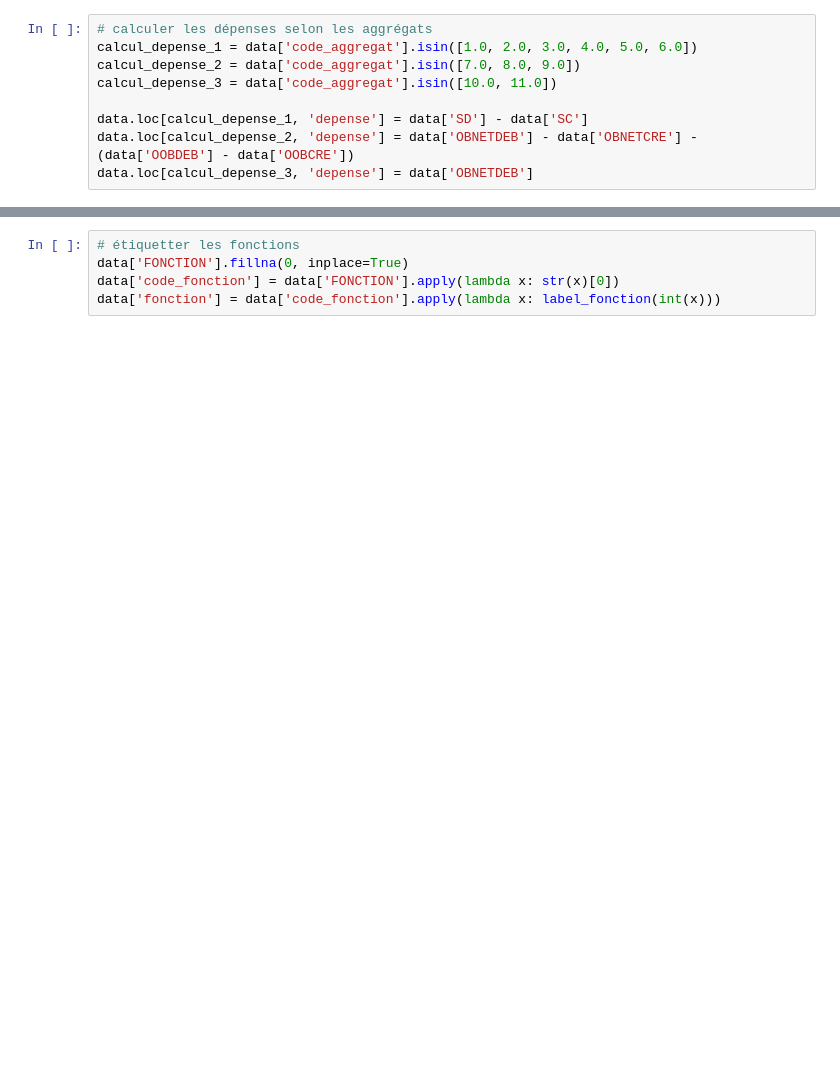
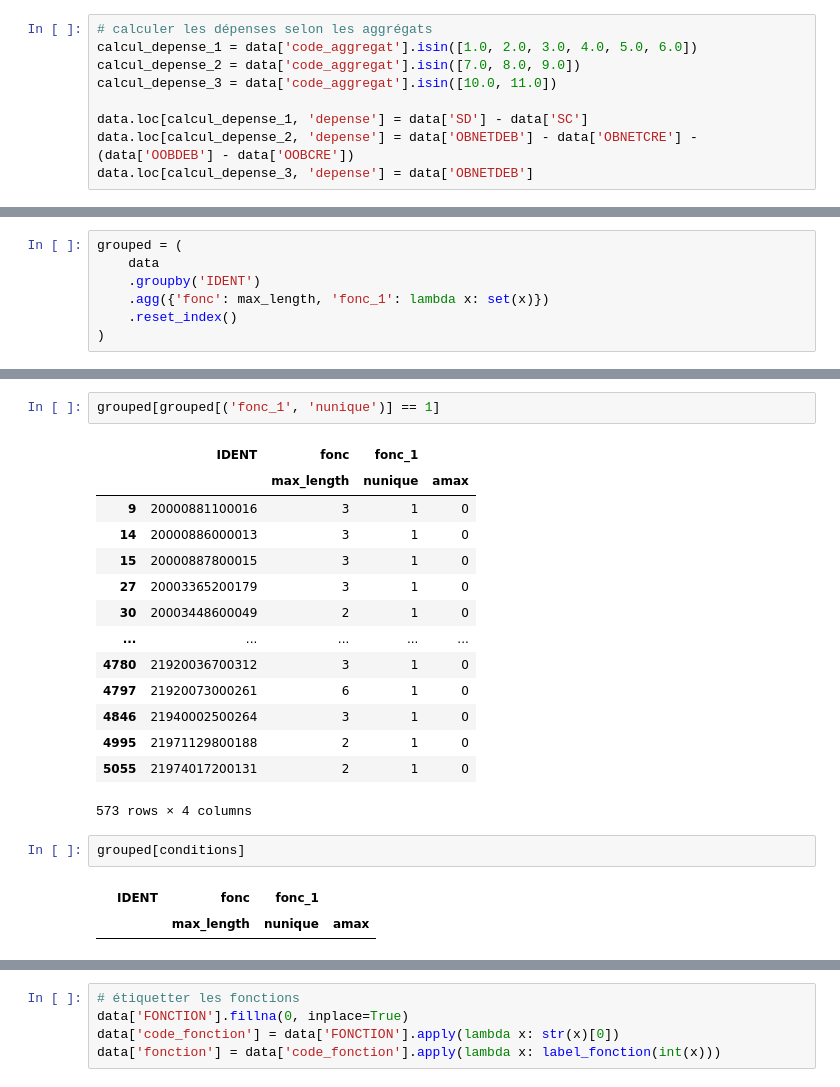
Before and after one commit to gregoiredav/depenses-loc, a Jupyter notebook: prototype.ipynb, the cells around one changed output, grey strips where cells are left out. Saved outputs shown, nothing was run; the diff lists cells and outputs as text; blank space fills up the shorter version.

```diff
--- a/prototype.ipynb
+++ b/prototype.ipynb
@@ -37,0 +83,7 @@ data.loc[calcul_depense_3, 'depense'] = data['OBNETDEB']
+# %%
+grouped = (
+    data
+    .groupby('IDENT')
+    .agg({'fonc': max_length, 'fonc_1': lambda x: set(x)})
+    .reset_index()
+)
@@ -37,0 +146,22 @@ data.loc[calcul_depense_3, 'depense'] = data['OBNETDEB']
+# %%
+grouped[grouped[('fonc_1', 'nunique')] == 1]
+# %% [output]
+|  | IDENT | fonc | fonc_1 |  |
+|  |  | max_length | nunique | amax |
+| 9 | 20000881100016 | 3 | 1 | 0 |
+| 14 | 20000886000013 | 3 | 1 | 0 |
+| 15 | 20000887800015 | 3 | 1 | 0 |
+| 27 | 20003365200179 | 3 | 1 | 0 |
+| 30 | 20003448600049 | 2 | 1 | 0 |
+| ... | ... | ... | ... | ... |
+| 4780 | 21920036700312 | 3 | 1 | 0 |
+| 4797 | 21920073000261 | 6 | 1 | 0 |
+| 4846 | 21940002500264 | 3 | 1 | 0 |
+| 4995 | 21971129800188 | 2 | 1 | 0 |
+| 5055 | 21974017200131 | 2 | 1 | 0 |
+573 rows × 4 columns
+# %%
+grouped[conditions]
+# %% [output]
+|  | IDENT | fonc | fonc_1 |  |
+|  |  | max_length | nunique | amax |
```
Also changed, not shown: parts of 40 cells of this notebook, 4 other files.
